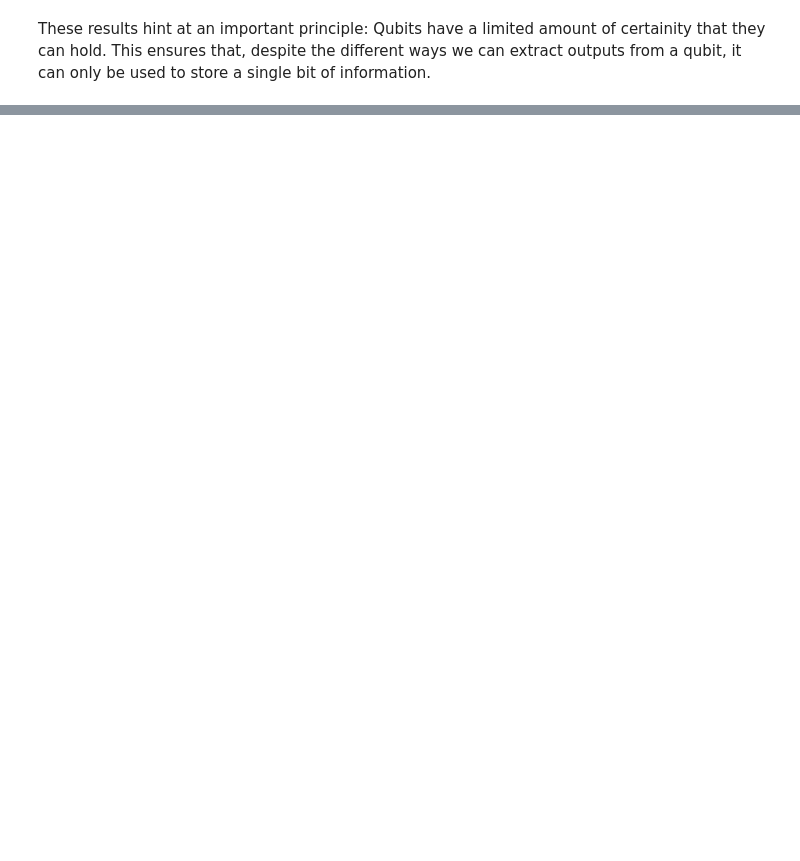
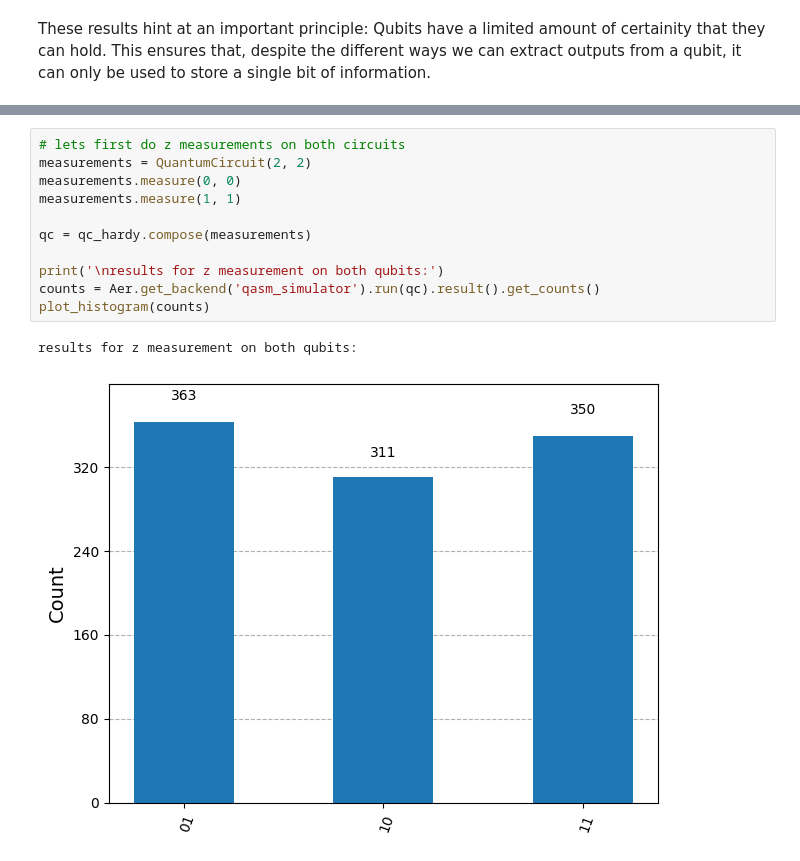
Before and after one commit to ram-polisetti/qiskit, a Jupyter notebook: Fundamentals.ipynb, the cells around one changed output, grey strips where cells are left out. Cells and saved outputs as stored; diff of their text form; blank space fills up the shorter version.

```diff
--- a/Fundamentals.ipynb
+++ b/Fundamentals.ipynb
@@ -660,0 +679,14 @@ These results hint at an important principle: Qubits have a limited amount of ce
+# %%
+# lets first do z measurements on both circuits
+measurements = QuantumCircuit(2, 2)
+measurements.measure(0, 0)
+measurements.measure(1, 1)
+
+qc = qc_hardy.compose(measurements)
+
+print('\nresults for z measurement on both qubits:')
+counts = Aer.get_backend('qasm_simulator').run(qc).result().get_counts()
+plot_histogram(counts)
+# %% [output]
+results for z measurement on both qubits:
+[figure, added]
```
Also changed, not shown: parts of 17 cells of this notebook.
